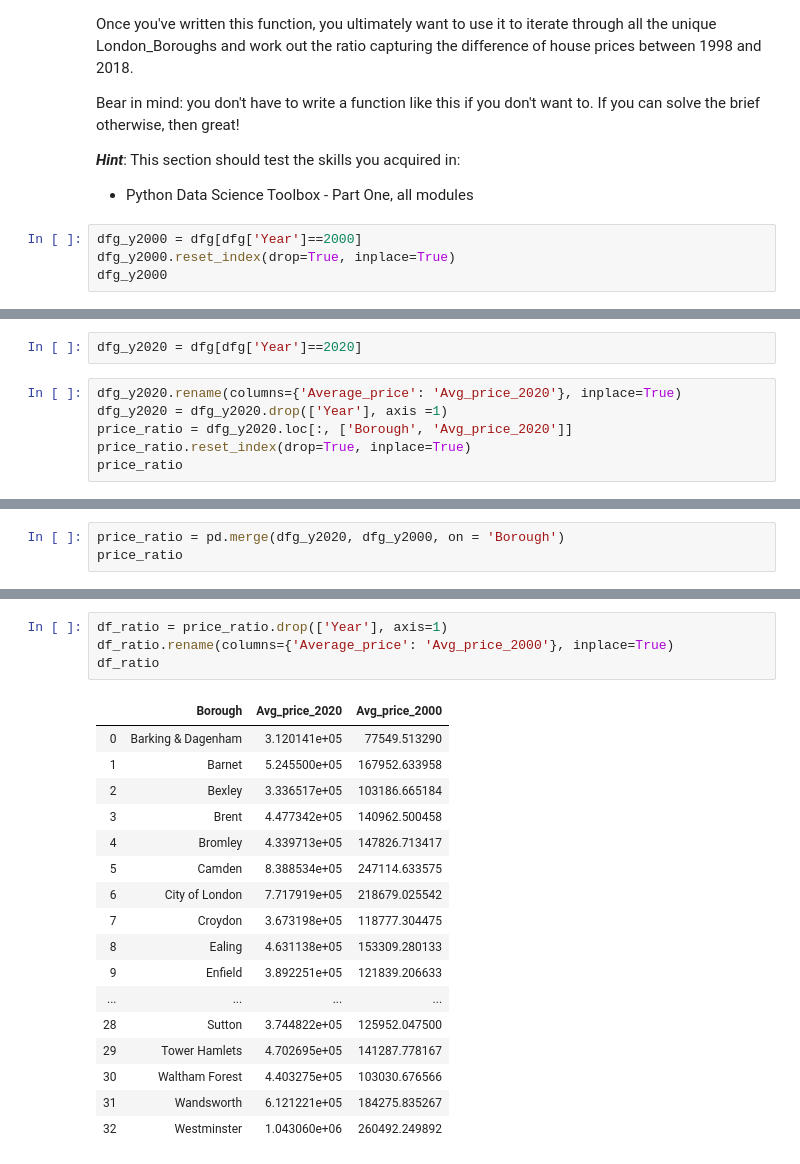
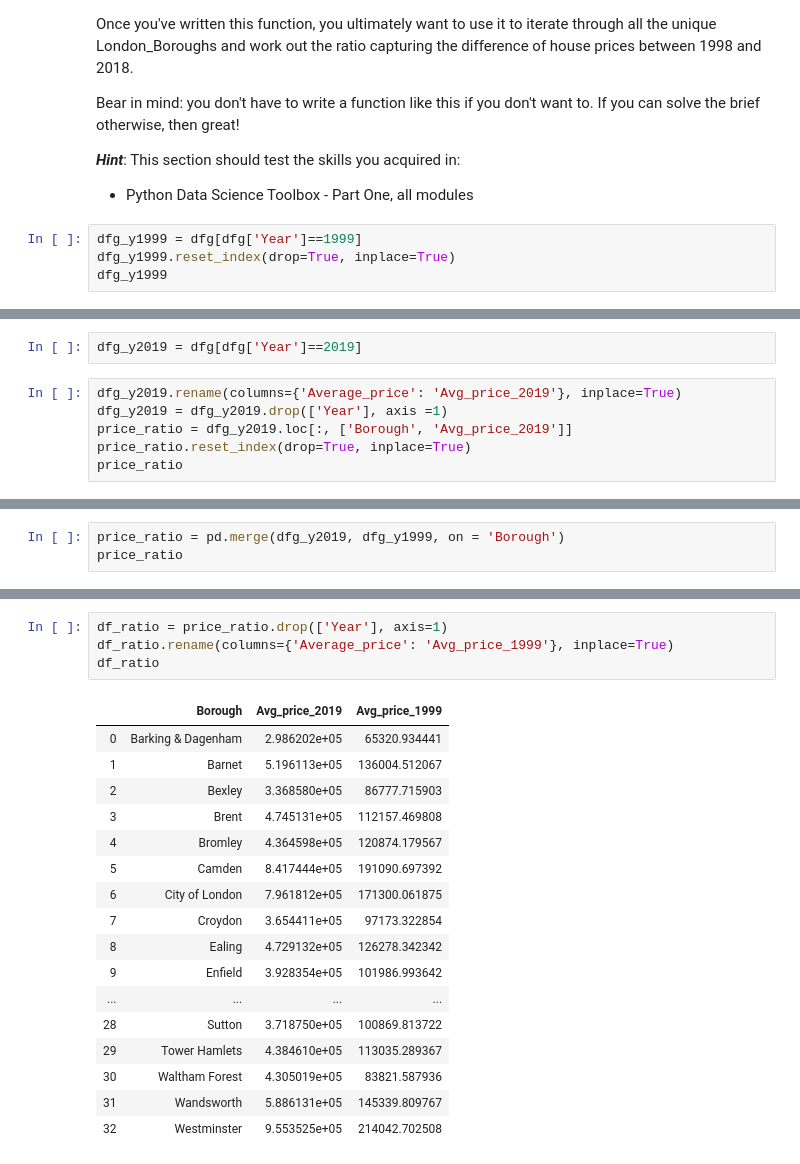
Before and after one commit to shubhamnjain23/Springboard, a Jupyter notebook: Unit_4_Challenge_Tier_3.ipynb, the cells around one changed output, grey strips where cells are left out. Saved outputs shown, nothing was run; the diff lists cells and outputs as text.

```diff
--- a/Unit_4_Challenge_Tier_3.ipynb
+++ b/Unit_4_Challenge_Tier_3.ipynb
@@ -454,8 +454,8 @@ Bear in mind: you don't have to write a function like this if you don't want to.
 ***Hint***: This section should test the skills you acquired in:
 - Python Data Science Toolbox - Part One, all modules
 # %%
-dfg_y2000 = dfg[dfg['Year']==2000]
-dfg_y2000.reset_index(drop=True, inplace=True)
-dfg_y2000
+dfg_y1999 = dfg[dfg['Year']==1999]
+dfg_y1999.reset_index(drop=True, inplace=True)
+dfg_y1999
 # %% [output]
 |  | Borough | Year | Average_price |
@@ -478,9 +478,9 @@ dfg_y2000
 # %%
-dfg_y2020 = dfg[dfg['Year']==2020]
+dfg_y2019 = dfg[dfg['Year']==2019]
 # %%
-dfg_y2020.rename(columns={'Average_price': 'Avg_price_2020'}, inplace=True)
-dfg_y2020 = dfg_y2020.drop(['Year'], axis =1)
-price_ratio = dfg_y2020.loc[:, ['Borough', 'Avg_price_2020']]
+dfg_y2019.rename(columns={'Average_price': 'Avg_price_2019'}, inplace=True)
+dfg_y2019 = dfg_y2019.drop(['Year'], axis =1)
+price_ratio = dfg_y2019.loc[:, ['Borough', 'Avg_price_2019']]
 price_ratio.reset_index(drop=True, inplace=True)
 price_ratio
 # %% [output]
@@ -504,4 +508,4 @@ price_ratio
 # %%
-price_ratio = pd.merge(dfg_y2020, dfg_y2000, on = 'Borough')
+price_ratio = pd.merge(dfg_y2019, dfg_y1999, on = 'Borough')
 price_ratio
 # %% [output]
@@ -525,25 +529,25 @@ price_ratio
 # %%
 df_ratio = price_ratio.drop(['Year'], axis=1)
-df_ratio.rename(columns={'Average_price': 'Avg_price_2000'}, inplace=True)
+df_ratio.rename(columns={'Average_price': 'Avg_price_1999'}, inplace=True)
 df_ratio
 # %% [output]
-|  | Borough | Avg_price_2020 | Avg_price_2000 |
-| 0 | Barking & Dagenham | 3.120141e+05 | 77549.513290 |
-| 1 | Barnet | 5.245500e+05 | 167952.633958 |
-| 2 | Bexley | 3.336517e+05 | 103186.665184 |
-| 3 | Brent | 4.477342e+05 | 140962.500458 |
-| 4 | Bromley | 4.339713e+05 | 147826.713417 |
-| 5 | Camden | 8.388534e+05 | 247114.633575 |
-| 6 | City of London | 7.717919e+05 | 218679.025542 |
-| 7 | Croydon | 3.673198e+05 | 118777.304475 |
-| 8 | Ealing | 4.631138e+05 | 153309.280133 |
-| 9 | Enfield | 3.892251e+05 | 121839.206633 |
+|  | Borough | Avg_price_2019 | Avg_price_1999 |
+| 0 | Barking & Dagenham | 2.986202e+05 | 65320.934441 |
+| 1 | Barnet | 5.196113e+05 | 136004.512067 |
+| 2 | Bexley | 3.368580e+05 | 86777.715903 |
+| 3 | Brent | 4.745131e+05 | 112157.469808 |
+| 4 | Bromley | 4.364598e+05 | 120874.179567 |
+| 5 | Camden | 8.417444e+05 | 191090.697392 |
+| 6 | City of London | 7.961812e+05 | 171300.061875 |
+| 7 | Croydon | 3.654411e+05 | 97173.322854 |
+| 8 | Ealing | 4.729132e+05 | 126278.342342 |
+| 9 | Enfield | 3.928354e+05 | 101986.993642 |
 | ... | ... | ... | ... |
-| 28 | Sutton | 3.744822e+05 | 125952.047500 |
-| 29 | Tower Hamlets | 4.702695e+05 | 141287.778167 |
-| 30 | Waltham Forest | 4.403275e+05 | 103030.676566 |
-| 31 | Wandsworth | 6.121221e+05 | 184275.835267 |
-| 32 | Westminster | 1.043060e+06 | 260492.249892 |
+| 28 | Sutton | 3.718750e+05 | 100869.813722 |
+| 29 | Tower Hamlets | 4.384610e+05 | 113035.289367 |
+| 30 | Waltham Forest | 4.305019e+05 | 83821.587936 |
+| 31 | Wandsworth | 5.886131e+05 | 145339.809767 |
+| 32 | Westminster | 9.553525e+05 | 214042.702508 |
 # %%
 df_ratio.dtypes
 # %% [output]
```
Also changed, not shown: parts of 10 cells of this notebook.
